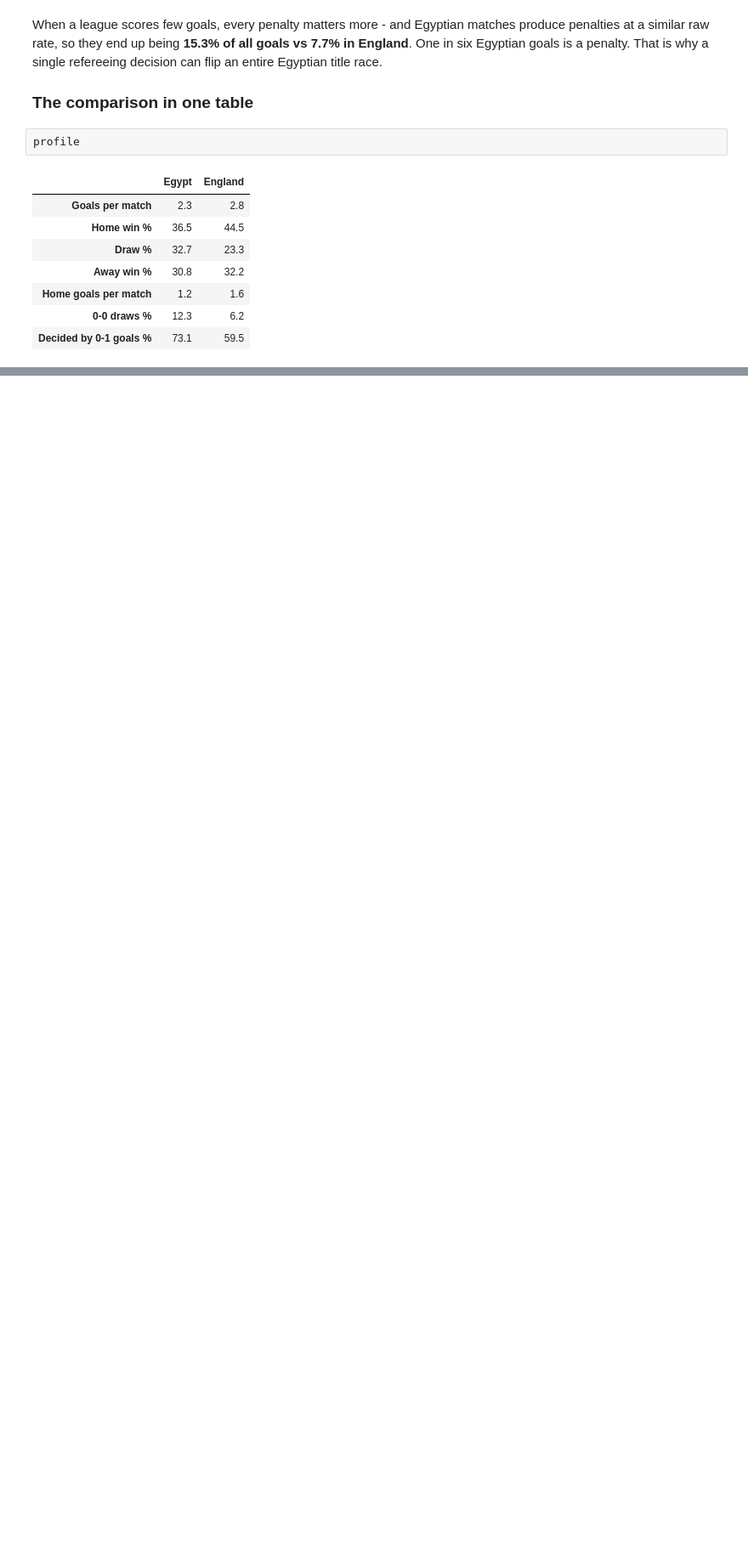
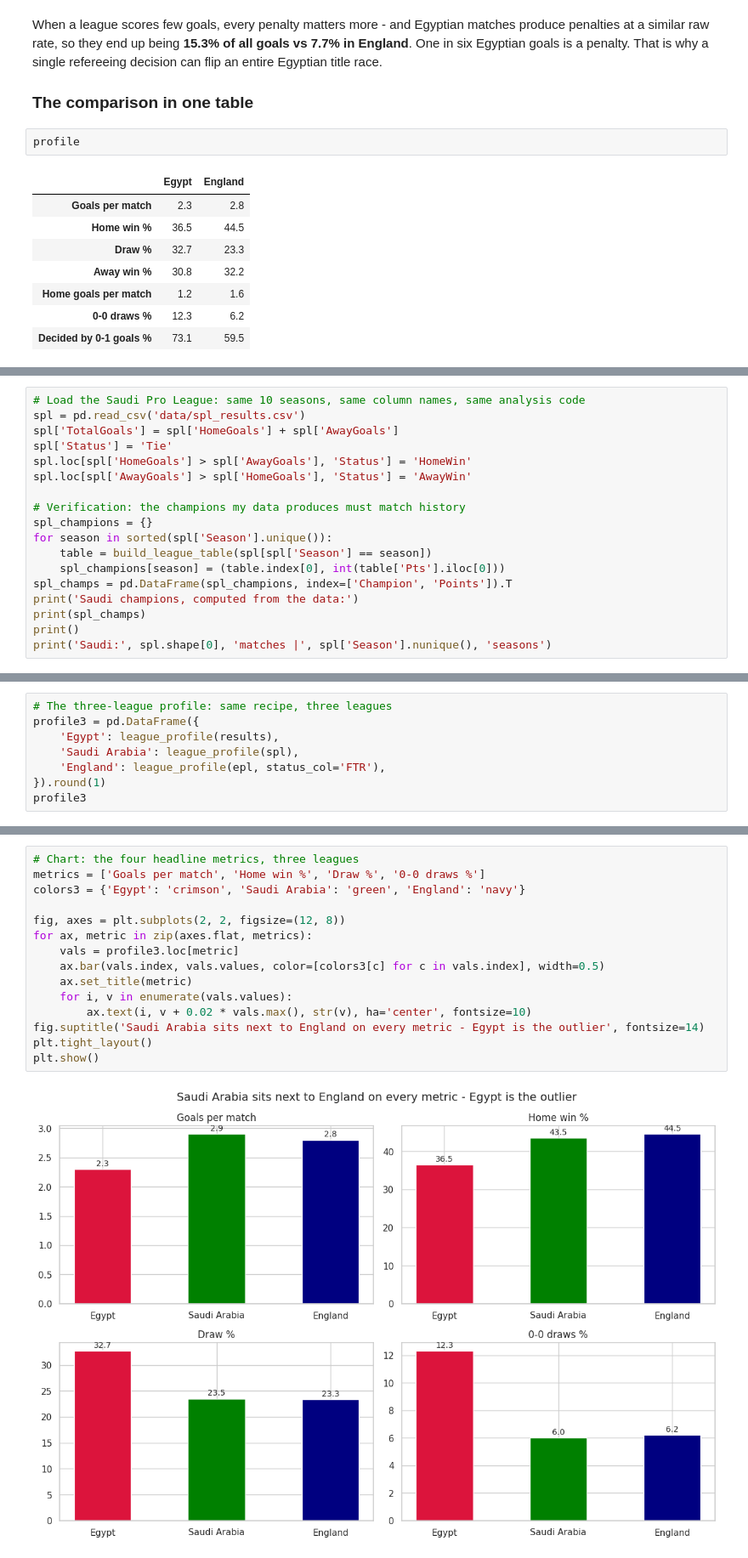
Before and after one commit to elteshelkbeer/egyptian-league-analysis, a Jupyter notebook: egyptian_premier_league_analysis.ipynb, the cells around one changed output, grey strips where cells are left out. Shown at 85% size. Drawn from its saved outputs; the diff is of its cells as text; blank space fills up the shorter version.

```diff
--- a/egyptian_premier_league_analysis.ipynb
+++ b/egyptian_premier_league_analysis.ipynb
@@ -955,0 +964,18 @@ profile
+# %%
+# Load the Saudi Pro League: same 10 seasons, same column names, same analysis code
+spl = pd.read_csv('data/spl_results.csv')
+spl['TotalGoals'] = spl['HomeGoals'] + spl['AwayGoals']
+spl['Status'] = 'Tie'
+spl.loc[spl['HomeGoals'] > spl['AwayGoals'], 'Status'] = 'HomeWin'
+spl.loc[spl['AwayGoals'] > spl['HomeGoals'], 'Status'] = 'AwayWin'
+
+# Verification: the champions my data produces must match history
+spl_champions = {}
+for season in sorted(spl['Season'].unique()):
+    table = build_league_table(spl[spl['Season'] == season])
+    spl_champions[season] = (table.index[0], int(table['Pts'].iloc[0]))
+spl_champs = pd.DataFrame(spl_champions, index=['Champion', 'Points']).T
+print('Saudi champions, computed from the data:')
+print(spl_champs)
+print()
+print('Saudi:', spl.shape[0], 'matches |', spl['Season'].nunique(), 'seasons')
@@ -955,0 +997,8 @@ profile
+# %%
+# The three-league profile: same recipe, three leagues
+profile3 = pd.DataFrame({
+    'Egypt': league_profile(results),
+    'Saudi Arabia': league_profile(spl),
+    'England': league_profile(epl, status_col='FTR'),
+}).round(1)
+profile3
@@ -955,0 +1014,17 @@ profile
+# %%
+# Chart: the four headline metrics, three leagues
+metrics = ['Goals per match', 'Home win %', 'Draw %', '0-0 draws %']
+colors3 = {'Egypt': 'crimson', 'Saudi Arabia': 'green', 'England': 'navy'}
+
+fig, axes = plt.subplots(2, 2, figsize=(12, 8))
+for ax, metric in zip(axes.flat, metrics):
+    vals = profile3.loc[metric]
+    ax.bar(vals.index, vals.values, color=[colors3[c] for c in vals.index], width=0.5)
+    ax.set_title(metric)
+    for i, v in enumerate(vals.values):
+        ax.text(i, v + 0.02 * vals.max(), str(v), ha='center', fontsize=10)
+fig.suptitle('Saudi Arabia sits next to England on every metric - Egypt is the outlier', fontsize=14)
+plt.tight_layout()
+plt.show()
+# %% [output]
+[figure, added]
```
Also changed, not shown: parts of 11 cells of this notebook, 4 other files.
